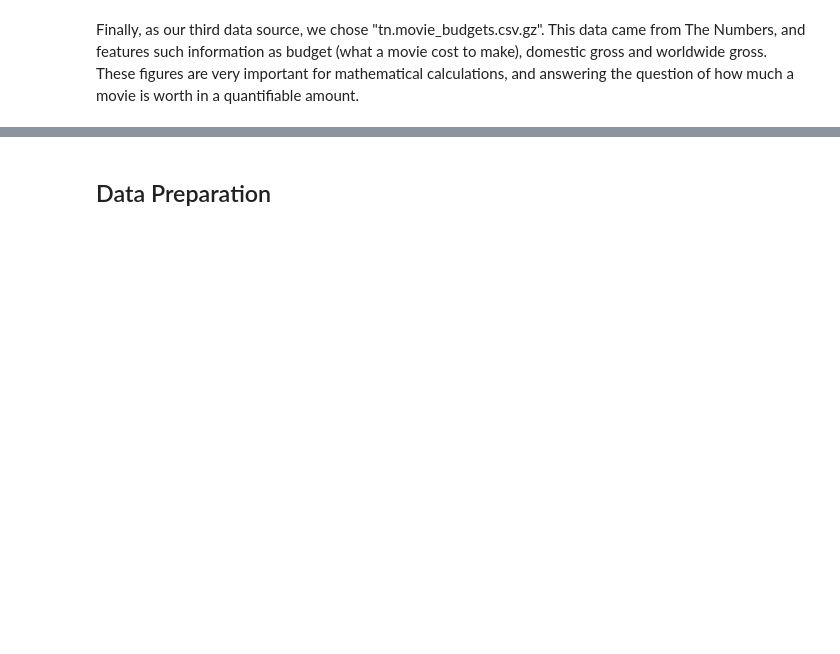
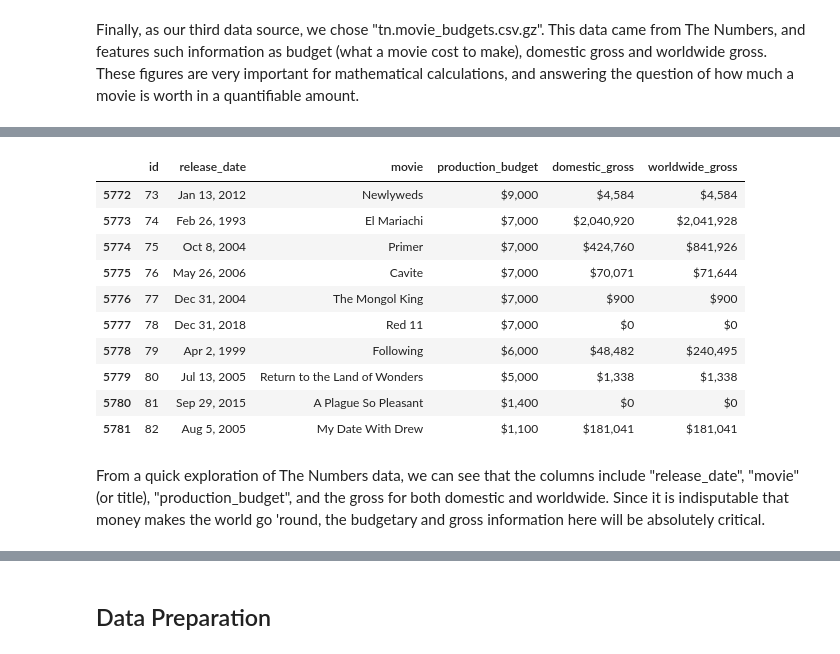
Before and after one commit to falloutb1tch/Movie_Project, a Jupyter notebook: Final.ipynb, the cells around one changed output, grey strips where cells are left out. Cells and saved outputs as stored; diff of their text form; code cells hidden in the pictures; blank space fills up the shorter version.

```diff
--- a/Final.ipynb
+++ b/Final.ipynb
@@ -21,0 +109,16 @@ Finally, as our third data source, we chose "tn.movie_budgets.csv.gz". This data
+# %%
+budgets_df.tail(10)
+# %% [output]
+|  | id | release_date | movie | production_budget | domestic_gross | worldwide_gross |
+| 5772 | 73 | Jan 13, 2012 | Newlyweds | $9,000 | $4,584 | $4,584 |
+| 5773 | 74 | Feb 26, 1993 | El Mariachi | $7,000 | $2,040,920 | $2,041,928 |
+| 5774 | 75 | Oct 8, 2004 | Primer | $7,000 | $424,760 | $841,926 |
+| 5775 | 76 | May 26, 2006 | Cavite | $7,000 | $70,071 | $71,644 |
+| 5776 | 77 | Dec 31, 2004 | The Mongol King | $7,000 | $900 | $900 |
+| 5777 | 78 | Dec 31, 2018 | Red 11 | $7,000 | $0 | $0 |
+| 5778 | 79 | Apr 2, 1999 | Following | $6,000 | $48,482 | $240,495 |
+| 5779 | 80 | Jul 13, 2005 | Return to the Land of Wonders | $5,000 | $1,338 | $1,338 |
+| 5780 | 81 | Sep 29, 2015 | A Plague So Pleasant | $1,400 | $0 | $0 |
+| 5781 | 82 | Aug 5, 2005 | My Date With Drew | $1,100 | $181,041 | $181,041 |
+# %% [markdown]
+From a quick exploration of The Numbers data, we can see that the columns include "release_date", "movie" (or title), "production_budget", and the gross for both domestic and worldwide. Since it is indisputable that money makes the world go 'round, the budgetary and gross information here will be absolutely critical.
```
Also changed, not shown: parts of 36 cells of this notebook.
